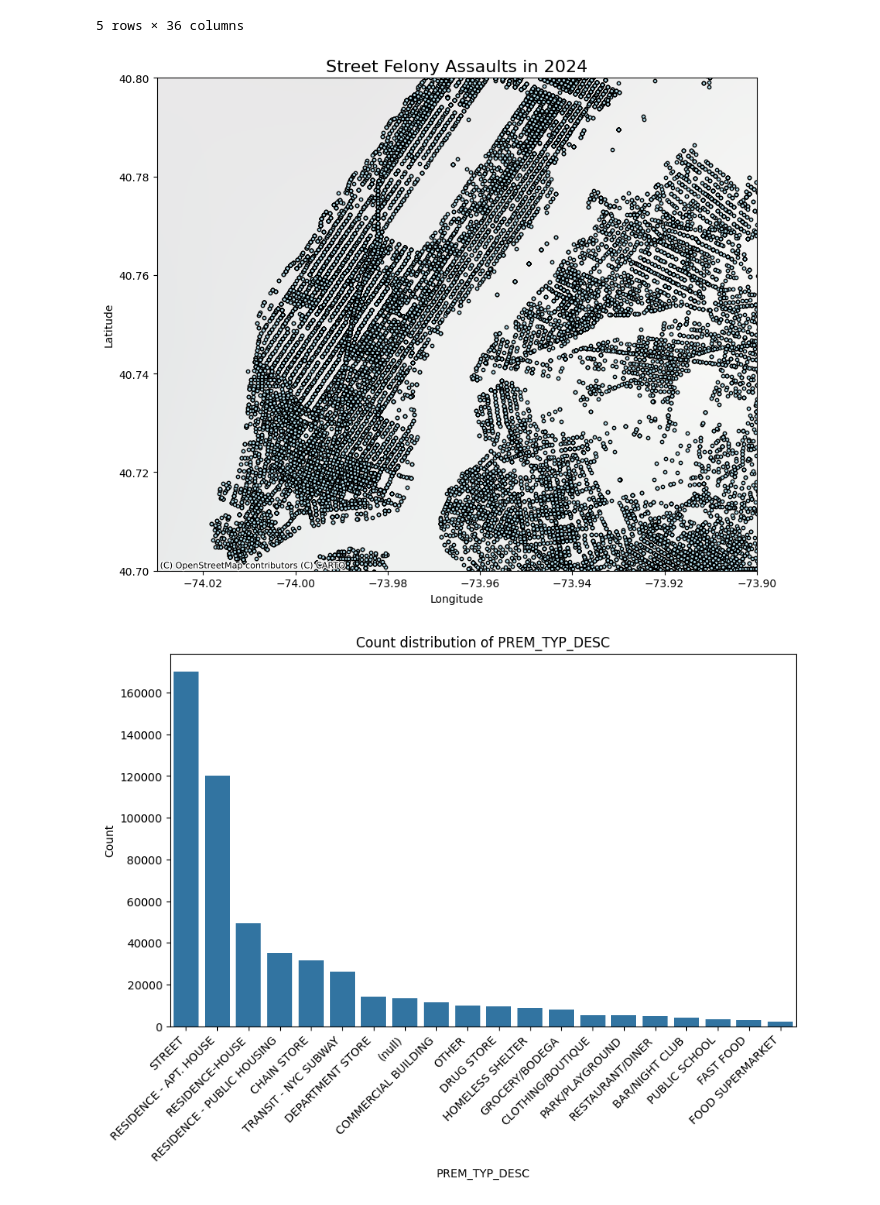
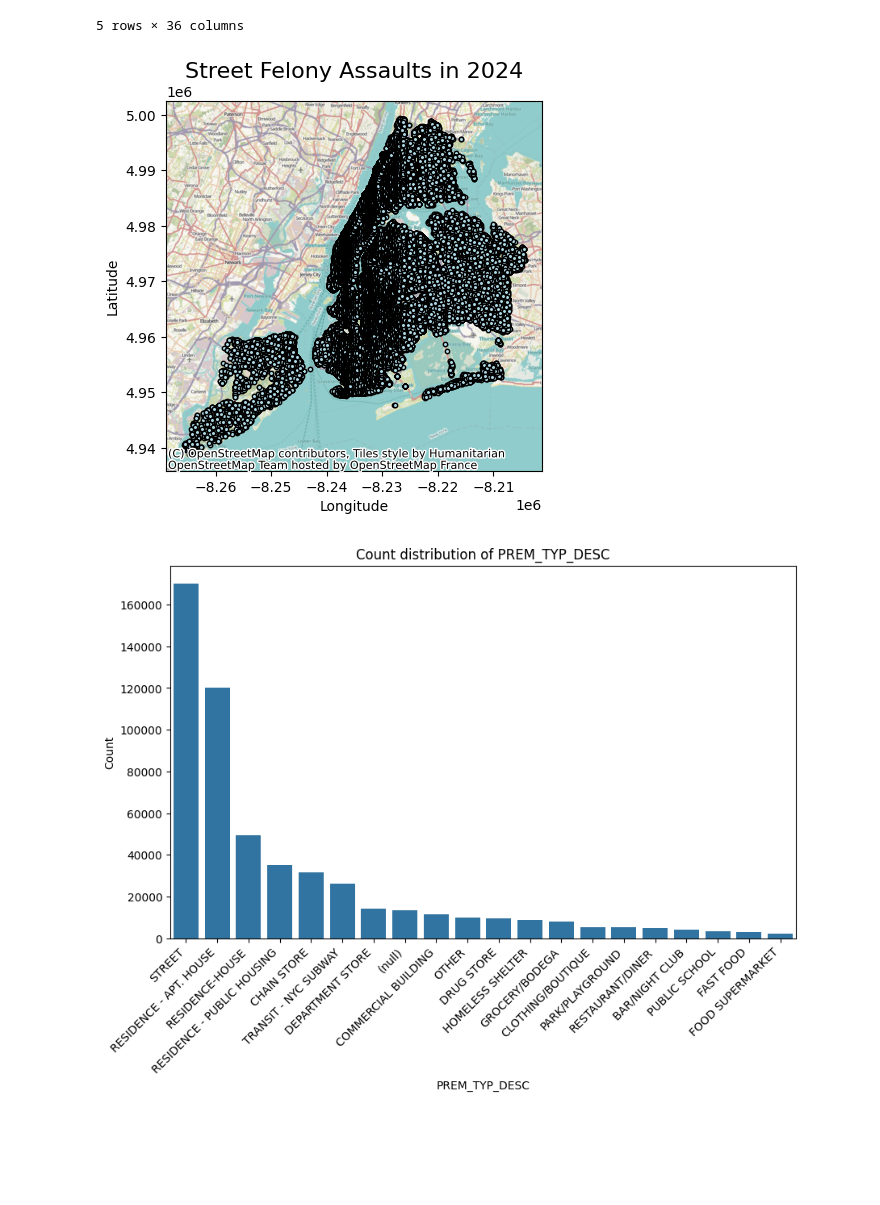
Before and after one commit to gcivil-nyu-org/team2-wed-spring25, a Jupyter notebook: transform_data.ipynb, the cells around one changed output. Cells and saved outputs as stored; diff of their text form; code cells hidden in the pictures; blank space fills up the shorter version.

```diff
--- a/transform_data.ipynb
+++ b/transform_data.ipynb
@@ -35,6 +35,11 @@ gdf.set_crs(epsg=4326, allow_override=True, inplace=True)
 
 # Clean the data: Filter out rows with NaN latitudes or longitudes
 gdf = gdf[gdf['Latitude'].notna() & gdf['Longitude'].notna()]
+
+# Remove the rows with invalid latitudes and longitudes
+gdf = gdf[(gdf['Latitude'] <= 50) & (gdf['Latitude'] >= 40)]
+gdf = gdf[(gdf['Longitude'] <= -60) & (gdf['Longitude'] >= -80)]
+
 
 # Extract some additional time data
 gdf['CMPLNT_FR_DT'] = pd.to_datetime(gdf['CMPLNT_FR_DT'], format='%m/%d/%Y', errors='coerce')
@@ -49,45 +54,44 @@ gdf['Hour'] = gdf['CMPLNT_TO_TM'].apply(lambda x: x.hour if pd.notna(x) else Non
 # Convert latitude and longitude to numeric values (if they are not already)
 gdf['Latitude'] = pd.to_numeric(gdf['Latitude'], errors='coerce')
 gdf['Longitude'] = pd.to_numeric(gdf['Longitude'], errors='coerce')
 
 # Ensure the geometry column is in the correct CRS (WGS84)
-gdf = gdf.to_crs(epsg=4326)
+gdf = gdf.to_crs(epsg=3857)
 
 crime_type = 'FELONY ASSAULT'
 gdf_map = gdf[gdf['OFNS_DESC'] == crime_type]
 
 gdf_map = gdf[gdf['PREM_TYP_DESC'] == 'STREET']
 
 gdf_map = gdf_map[gdf_map['CMPLNT_FR_DT'] >= '01/01/2024']
 
 # Optionally, scatter plot the latitudes with color
 # Points will be color-coded based on latitude
-fig, ax = plt.subplots(figsize=(10, 10))
+# fig, ax = plt.subplots(figsize=(10, 10))
 
 # Plot the geometries (points) on the map
-gdf_map.plot(ax=ax, color='lightblue', edgecolor='black', marker='o', markersize=10)
+ax = gdf_map.plot(color='lightblue', edgecolor='black', marker='o', markersize=10)
 
-# Add Mapbox basemap tiles (you need a Mapbox access token)
-ctx.add_basemap(ax, crs=gdf.crs.to_string(), source=ctx.providers.CartoDB.Positron)
+ctx.add_basemap(ax)
 
 # Add a title and labels
 plt.title("Street Felony Assaults in 2024", fontsize=16)
 plt.xlabel("Longitude")
 plt.ylabel("Latitude")
 
-min_longitude = -74.03  # Example: New York's longitude
-max_longitude = -73.90
-min_latitude = 40.70    # Example: New York's latitude
-max_latitude = 40.80
+# min_longitude = -74.03  # Example: New York's longitude
+# max_longitude = -73.90
+# min_latitude = 40.70    # Example: New York's latitude
+# max_latitude = 40.80
 
 # Set the zoom level by adjusting xlim and ylim
-ax.set_xlim(min_longitude, max_longitude)
-ax.set_ylim(min_latitude, max_latitude)
+# ax.set_xlim(min_longitude, max_longitude)
+# ax.set_ylim(min_latitude, max_latitude)
 
 # Show the plot
 plt.show()
 # %% [output]
-[figure, old version]
+[figure, new version]
 # %%
 columns_of_interest = ['PREM_TYP_DESC', 'LAW_CAT_CD', 'LOC_OF_OCCUR_DESC', 'OFNS_DESC', 'BORO_NM', 'CMPLNT_FR_DT', 'CMPLNT_FR_TM', 'VIC_AGE_GROUP', 'VIC_RACE', 'VIC_SEX', 'Month', 'DayOfWeek', 'Year', 'Hour']
 
```
Also changed, not shown: parts of 16 cells of this notebook.
